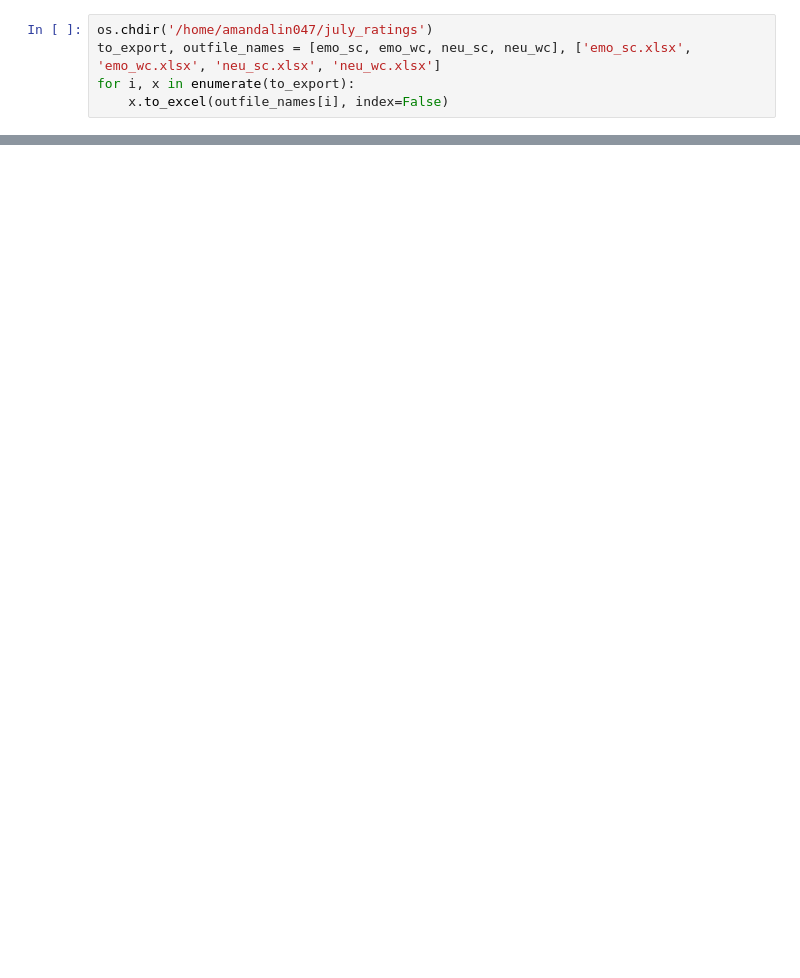
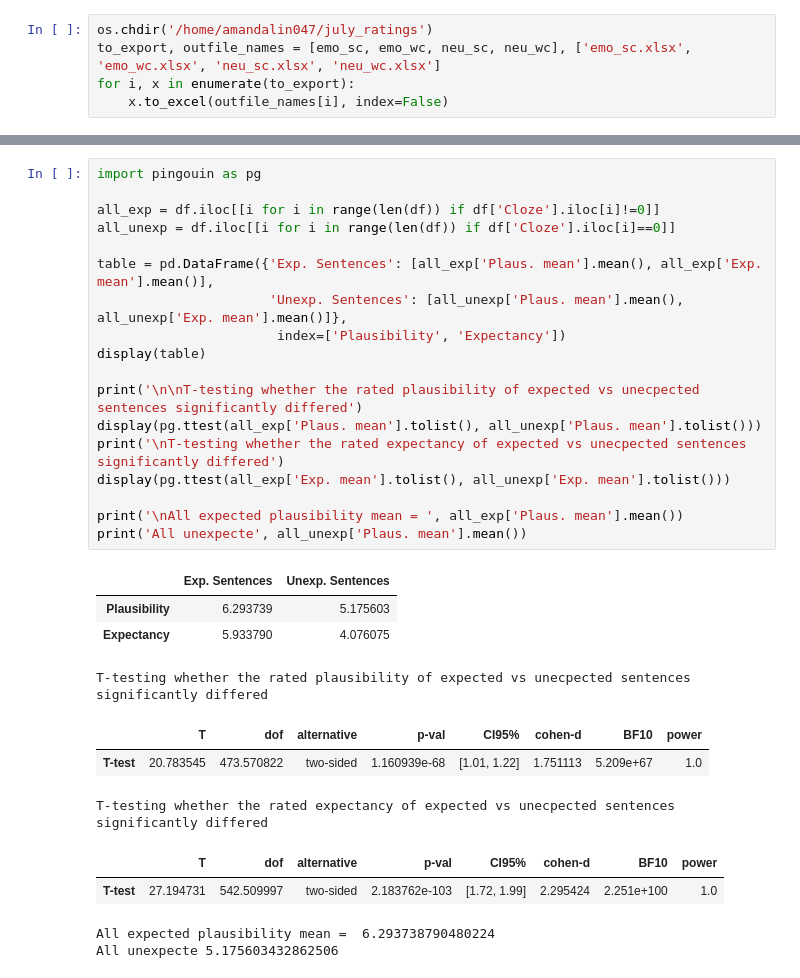
Before and after one commit to amandalin047/Cloze_2023, a Jupyter notebook: stimuli_selection.ipynb, the cells around one changed output, grey strips where cells are left out. Drawn from its saved outputs; the diff is of its cells as text; blank space fills up the shorter version.

```diff
--- a/stimuli_selection.ipynb
+++ b/stimuli_selection.ipynb
@@ -300,0 +257,30 @@ CORRELATION
+# %%
+import pingouin as pg
+
+all_exp = df.iloc[[i for i in range(len(df)) if df['Cloze'].iloc[i]!=0]]
+all_unexp = df.iloc[[i for i in range(len(df)) if df['Cloze'].iloc[i]==0]]
+
+table = pd.DataFrame({'Exp. Sentences': [all_exp['Plaus. mean'].mean(), all_exp['Exp. mean'].mean()],
+                      'Unexp. Sentences': [all_unexp['Plaus. mean'].mean(), all_unexp['Exp. mean'].mean()]},
+                       index=['Plausibility', 'Expectancy'])
+display(table)
+
+print('\n\nT-testing whether the rated plausibility of expected vs unecpected sentences significantly differed')
+display(pg.ttest(all_exp['Plaus. mean'].tolist(), all_unexp['Plaus. mean'].tolist()))
+print('\nT-testing whether the rated expectancy of expected vs unecpected sentences significantly differed')
+display(pg.ttest(all_exp['Exp. mean'].tolist(), all_unexp['Exp. mean'].tolist()))
+
+print('\nAll expected plausibility mean = ', all_exp['Plaus. mean'].mean())
+print('All unexpecte', all_unexp['Plaus. mean'].mean())
+# %% [output]
+|  | Exp. Sentences | Unexp. Sentences |
+| Plausibility | 6.293739 | 5.175603 |
+| Expectancy | 5.933790 | 4.076075 |
+T-testing whether the rated plausibility of expected vs unecpected sentences significantly differed
+|  | T | dof | alternative | p-val | CI95% | cohen-d | BF10 | power |
+| T-test | 20.783545 | 473.570822 | two-sided | 1.160939e-68 | [1.01, 1.22] | 1.751113 | 5.209e+67 | 1.0 |
+T-testing whether the rated expectancy of expected vs unecpected sentences significantly differed
+|  | T | dof | alternative | p-val | CI95% | cohen-d | BF10 | power |
+| T-test | 27.194731 | 542.509997 | two-sided | 2.183762e-103 | [1.72, 1.99] | 2.295424 | 2.251e+100 | 1.0 |
+All expected plausibility mean =  6.293738790480224
+All unexpecte 5.175603432862506
```
Also changed, not shown: parts of 13 cells of this notebook.
